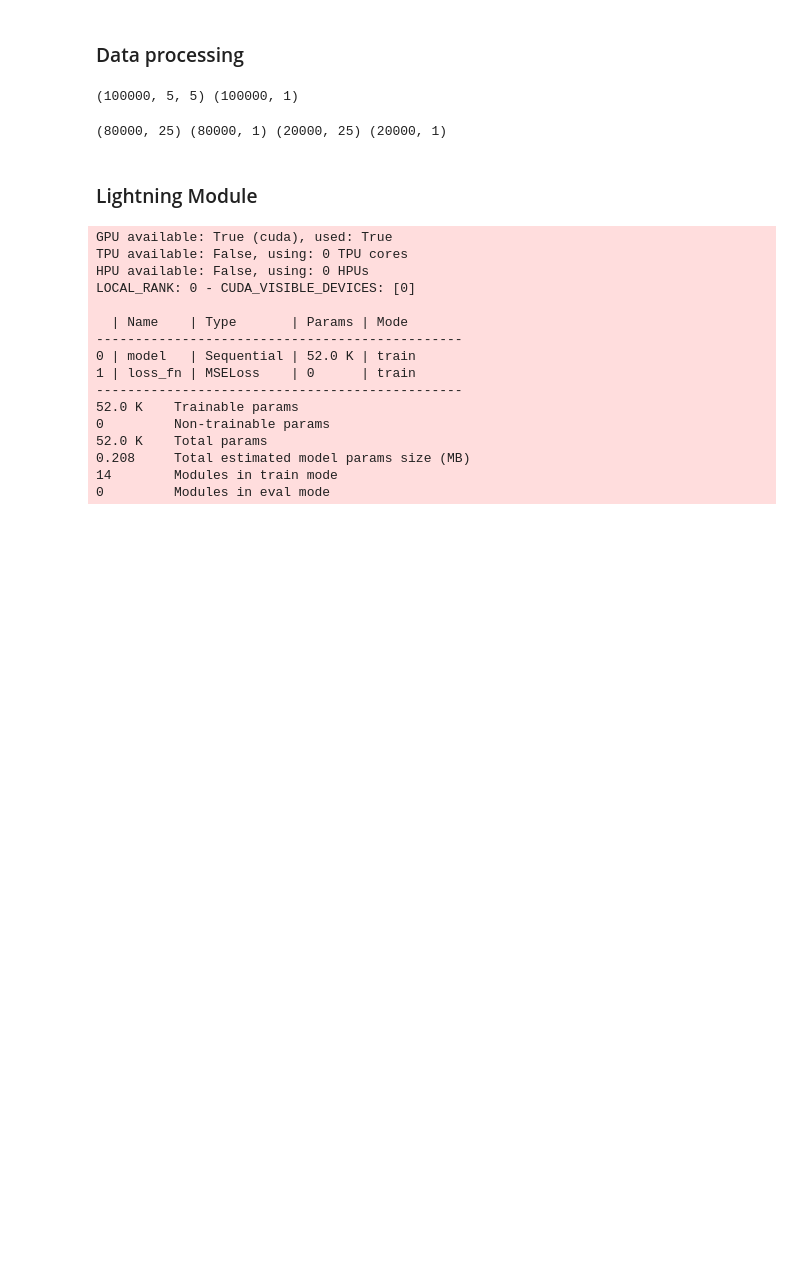
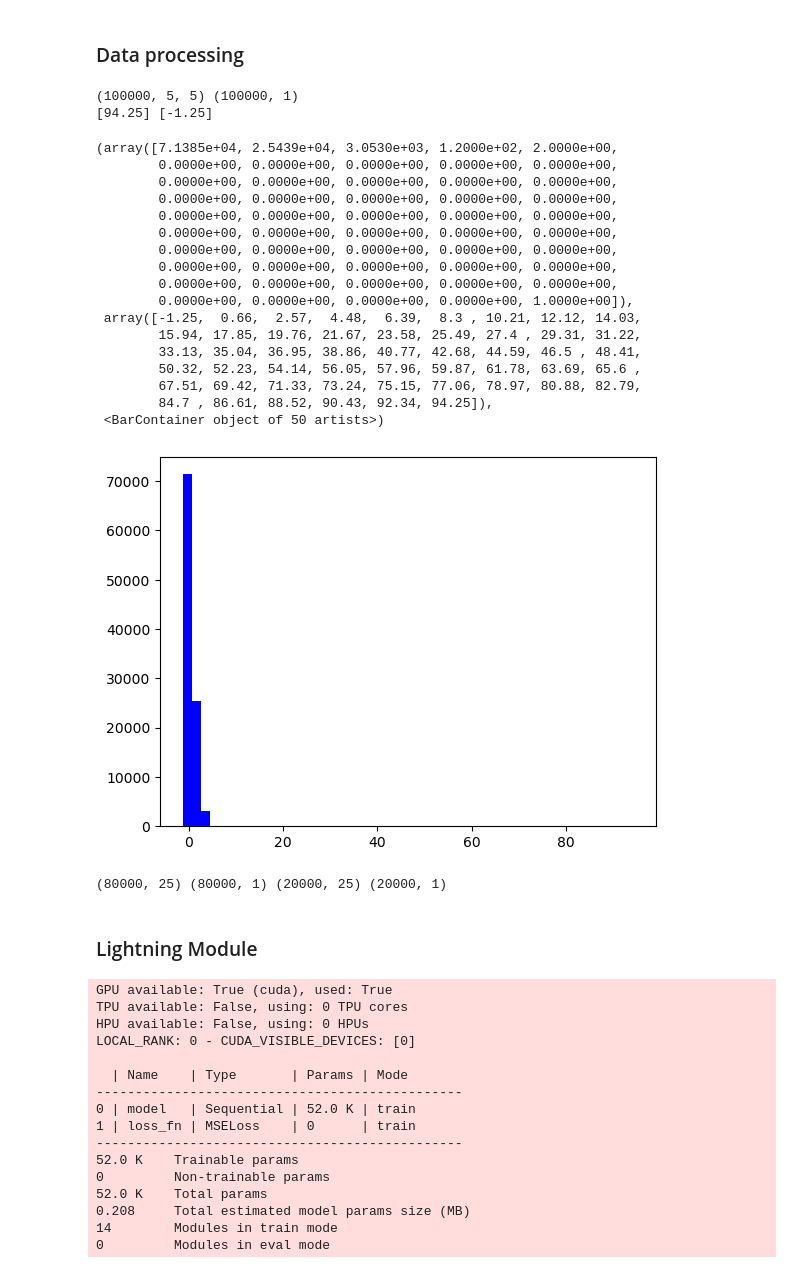
Before and after one commit to Mattheex/FactorioAI, a Jupyter notebook: CNN/jupyter.ipynb, the cells around one changed output. Drawn from its saved outputs; the diff is of its cells as text; code cells hidden in the pictures; blank space fills up the shorter version.

```diff
--- a/CNN/jupyter.ipynb
+++ b/CNN/jupyter.ipynb
@@ -16,6 +16,13 @@ CUDA is available. Training on GPU.
 ### Data processing
 # %%
 import numpy as np
+
+import game
+import importlib
+
+importlib.reload(game)
+
+from game import Board
 
 def str_to_array(s):
     """Convert a string representation of a board to a numpy array."""
@@ -25,12 +32,13 @@ def str_to_array(s):
         array.append([])
         for cell in line.split():
             array[y].append(int(cell))
-    return np.array(array, dtype=np.int32)
+    return array
 
 # Parse the data
 def parse_data(file):
     inputs = []
     outputs = []
+    b = Board()
 
     index_board = ""
     with open(file,"r") as f:
@@ -38,8 +46,12 @@ def parse_data(file):
             line = line.strip()
             if line.startswith("reward="):
                 if index_board != "":
-                    inputs.append(str_to_array(index_board))
-                    outputs.append(float(reward))
+                    grid_array = str_to_array(index_board)
+                    b.board_from_index(grid_array)
+                    r = b.total_reward()
+                    inputs.append(grid_array)
+                    outputs.append(float(r))
+                    b.reset()
                     index_board = ""
                 reward = line.split("=")[1]
             else:
@@ -50,8 +62,33 @@ def parse_data(file):
 
 X, y = parse_data("game.txt")
 print(X.shape, y.shape)
+print(max(y), min(y))
 # %% [output]
 (100000, 5, 5) (100000, 1)
+[94.25] [-1.25]
+# %%
+import matplotlib.pyplot as plt
+
+plt.hist(y, bins=50, color='blue')
+# %% [output]
+(array([7.1385e+04, 2.5439e+04, 3.0530e+03, 1.2000e+02, 2.0000e+00,
+        0.0000e+00, 0.0000e+00, 0.0000e+00, 0.0000e+00, 0.0000e+00,
+        0.0000e+00, 0.0000e+00, 0.0000e+00, 0.0000e+00, 0.0000e+00,
+        0.0000e+00, 0.0000e+00, 0.0000e+00, 0.0000e+00, 0.0000e+00,
+        0.0000e+00, 0.0000e+00, 0.0000e+00, 0.0000e+00, 0.0000e+00,
+        0.0000e+00, 0.0000e+00, 0.0000e+00, 0.0000e+00, 0.0000e+00,
+        0.0000e+00, 0.0000e+00, 0.0000e+00, 0.0000e+00, 0.0000e+00,
+        0.0000e+00, 0.0000e+00, 0.0000e+00, 0.0000e+00, 0.0000e+00,
+        0.0000e+00, 0.0000e+00, 0.0000e+00, 0.0000e+00, 0.0000e+00,
+        0.0000e+00, 0.0000e+00, 0.0000e+00, 0.0000e+00, 1.0000e+00]),
+ array([-1.25,  0.66,  2.57,  4.48,  6.39,  8.3 , 10.21, 12.12, 14.03,
+        15.94, 17.85, 19.76, 21.67, 23.58, 25.49, 27.4 , 29.31, 31.22,
+        33.13, 35.04, 36.95, 38.86, 40.77, 42.68, 44.59, 46.5 , 48.41,
+        50.32, 52.23, 54.14, 56.05, 57.96, 59.87, 61.78, 63.69, 65.6 ,
+        67.51, 69.42, 71.33, 73.24, 75.15, 77.06, 78.97, 80.88, 82.79,
+        84.7 , 86.61, 88.52, 90.43, 92.34, 94.25]),
+ <BarContainer object of 50 artists>)
+[figure, added]
 # %%
 from sklearn.model_selection import train_test_split
 from sklearn.preprocessing import MinMaxScaler
```
Also changed, not shown: parts of 1 cell of this notebook, 3 other files.
